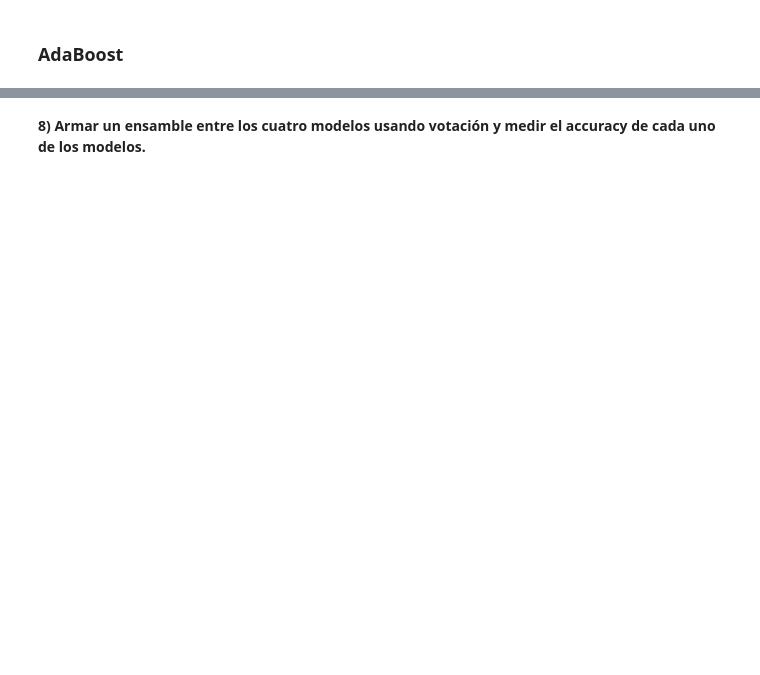
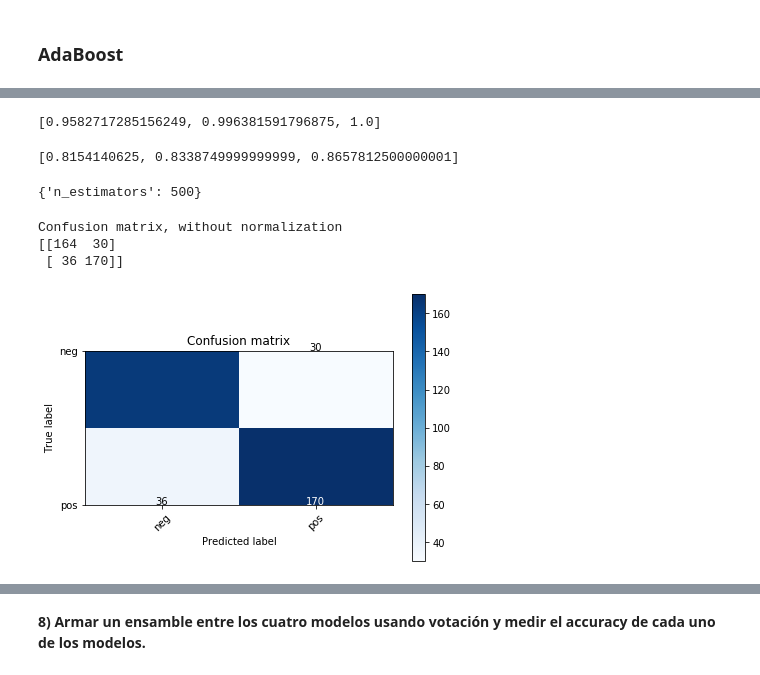
Before and after one commit to fpaterson/Acamica-Data-Science, a Jupyter notebook: Entregas/5° entrega/recursos_proyecto_5.ipynb, the cells around one changed output, grey strips where cells are left out. Saved outputs shown, nothing was run; the diff lists cells and outputs as text; code cells hidden in the pictures; blank space fills up the shorter version.

```diff
--- a/Entregas/5° entrega/recursos_proyecto_5.ipynb
+++ b/Entregas/5° entrega/recursos_proyecto_5.ipynb
@@ -356,0 +449,12 @@ El `param_grid` debe recorrer estos valores: `{'n_estimators': [50, 100, 500]}`
+# %%
+from sklearn.ensemble import AdaBoostClassifier
+
+parameters = {
+                'n_estimators':[50,100,500]
+}
+
+
+ada = AdaBoostClassifier()
+
+grid_search = GridSearchCV(ada, param_grid=parameters, scoring='roc_auc', cv=5, n_jobs=-1, return_train_score=True )
+grid_search.fit(X_train, y_train)
@@ -356,0 +471,22 @@ El `param_grid` debe recorrer estos valores: `{'n_estimators': [50, 100, 500]}`
+# %%
+sorted(grid_search.cv_results_['mean_train_score'])
+# %% [output]
+[0.9582717285156249, 0.996381591796875, 1.0]
+# %%
+sorted(grid_search.cv_results_['mean_test_score'])
+# %% [output]
+[0.8154140625, 0.8338749999999999, 0.8657812500000001]
+# %%
+grid_search.best_params_
+# %% [output]
+{'n_estimators': 500}
+# %%
+optimised_ada  = grid_search.best_estimator_
+# %%
+y_pred = optimised_ada.predict(X_test)
+plot_confusion_matrix(confusion_matrix(y_pred, y_test),['neg','pos'])
+# %% [output]
+Confusion matrix, without normalization
+[[164  30]
+ [ 36 170]]
+[figure, added]
```
Also changed, not shown: parts of 13 cells of this notebook.
